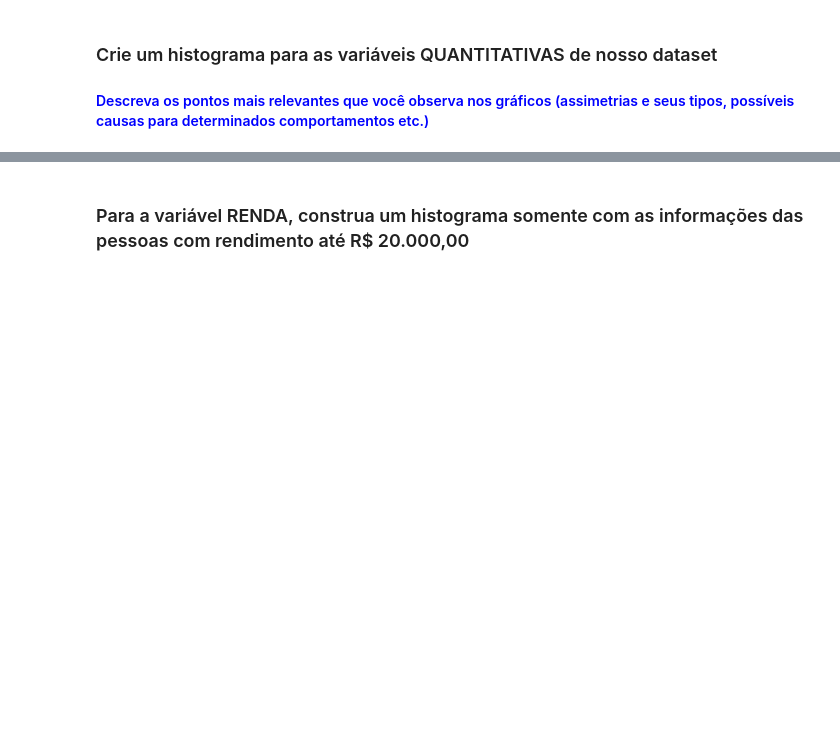
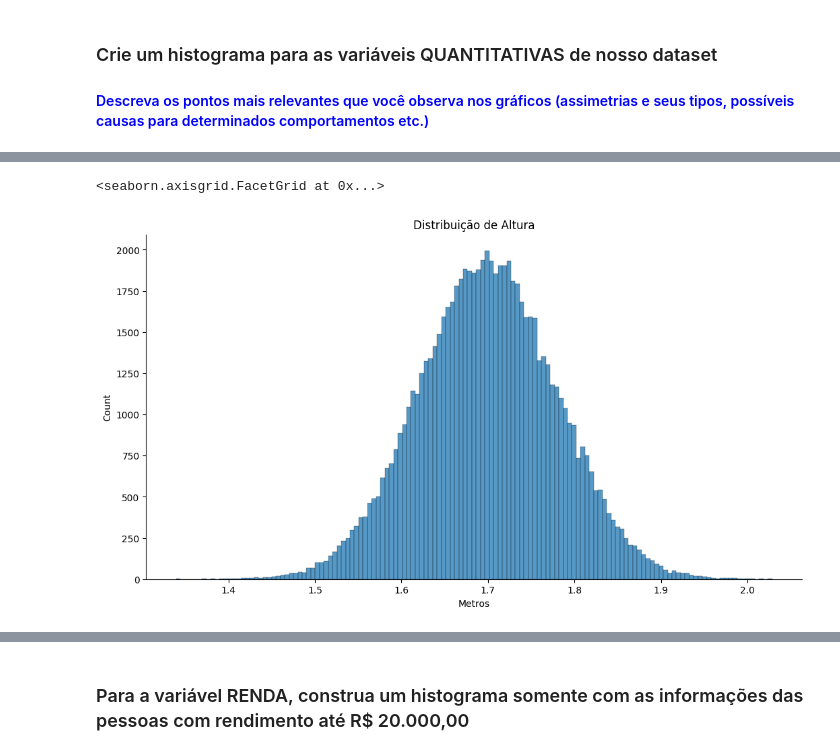
Before and after one commit to cauancalmeida/Data_Science_studies, a Jupyter notebook: Análise_Descritiva_Desafio.ipynb, the cells around one changed output, grey strips where cells are left out. Cells and saved outputs as stored; diff of their text form; code cells hidden in the pictures; blank space fills up the shorter version.

```diff
--- a/Análise_Descritiva_Desafio.ipynb
+++ b/Análise_Descritiva_Desafio.ipynb
@@ -133,4 +137,6 @@ Altura do morador em metros.
 # %% [markdown]
 ### Importe o dataset e armazene o conteúdo em uma DataFrame
+# %%
+dados = pd.read_csv('dados.csv')
 # %% [markdown]
 ### Visualize o conteúdo do DataFrame
@@ -178,0 +232,8 @@ Escreva suas conclusões aqui...
+# %%
+hist_altura = sns.displot(dados.Altura, kde = False)
+hist_altura.figure.set_size_inches(12,6)
+hist_altura.set(title='Distribuição de Altura')
+hist_altura.set(xlabel= 'Metros')
+# %% [output]
+<seaborn.axisgrid.FacetGrid at 0x...>
+[figure, added]
```
Also changed, not shown: parts of 31 cells of this notebook.
